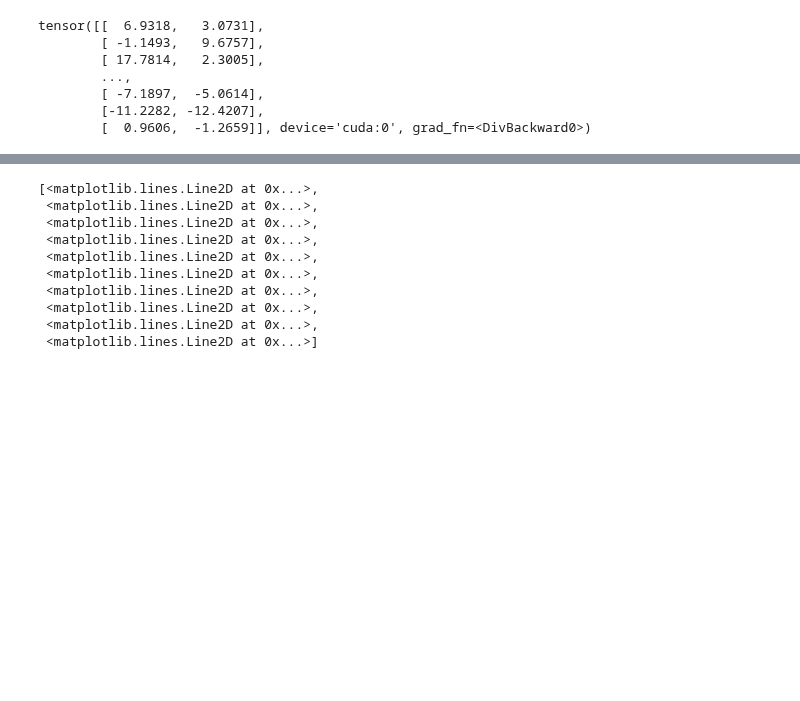
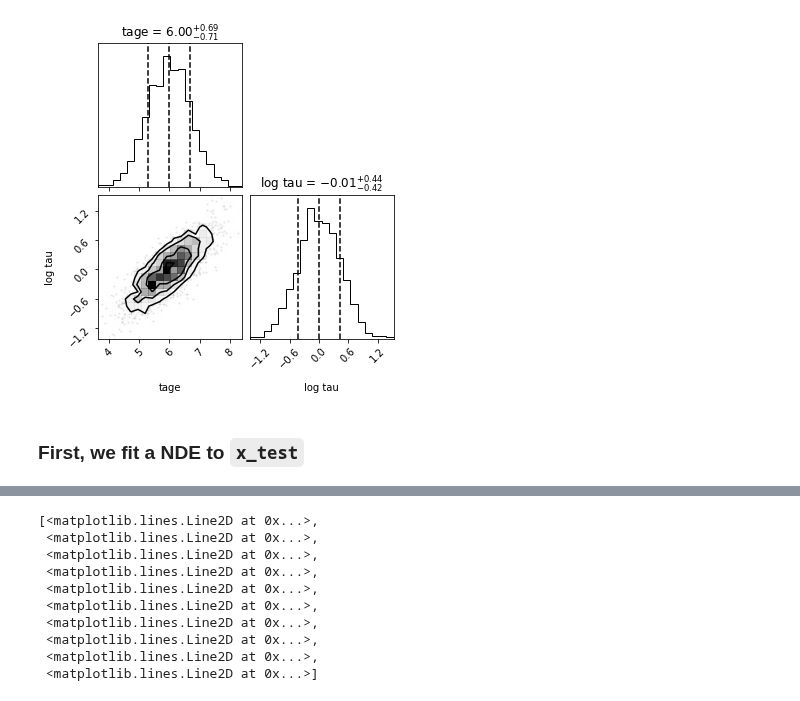
Before and after one commit to AstroJacobLi/popsed, a Jupyter notebook: notebooks/neural_density_estimator/customized_sbi.ipynb, the cells around one changed output, grey strips where cells are left out. Drawn from its saved outputs; the diff is of its cells as text; code cells hidden in the pictures; blank space fills up the shorter version.

```diff
--- a/notebooks/neural_density_estimator/customized_sbi.ipynb
+++ b/notebooks/neural_density_estimator/customized_sbi.ipynb
@@ -24,6 +19,6 @@ from sbi.utils.sbiutils import standardizing_transform
 # %%
 ## Load the NN emulator `speculator`
-with open('./best_loss_model.pkl', 'rb') as f:
+with open('./best_recon_err_model.pkl', 'rb') as f:
     speculator = pickle.load(f)
 # %%
 flag = np.array([ True,  True,  True,  True,  True, False,  True,  True, False])
@@ -32,5 +28,12 @@ log_spec_all = np.load('./train_sed/log_spec_all.npy')[~zero_flag]
 params = np.load('./train_sed/param_all.npy')[:, ~flag][~zero_flag]
 # %%
-y_test = np.random.multivariate_normal(mean=[6, -0.5], cov=[[2, 1], [1, 0.2]], size=2000)
+y_test = np.random.multivariate_normal(mean=[6, 0], cov=[[0.5, 0.3], [0.3, 0.1]], size=2000)
 y_test = Tensor(y_test)
-x_test = speculator.predict_spec(y_test)
+x_test = speculator.predict_sed(y_test)
+x_test = Tensor(x_test).to('cuda')
+
+figure = corner.corner(y_test.cpu().detach().numpy(), quantiles=[0.16, 0.5, 0.84],
+                       labels=['tage', 'log tau'],
+                       show_titles=True, title_kwargs={"fontsize": 12})
+# %% [output]
+[figure, added]
@@ -94,10 +40,2 @@ def build_maf(
-# %%
-samples
-# %% [output]
-tensor([[  6.9318,   3.0731],
-        [ -1.1493,   9.6757],
-        [ 17.7814,   2.3005],
-        ...,
-        [ -7.1897,  -5.0614],
-        [-11.2282, -12.4207],
-        [  0.9606,  -1.2659]], device='cuda:0', grad_fn=<DivBackward0>)
+# %% [markdown]
+### First, we fit a NDE to `x_test`
```
Also changed, not shown: parts of 15 cells of this notebook, 3 other files.
